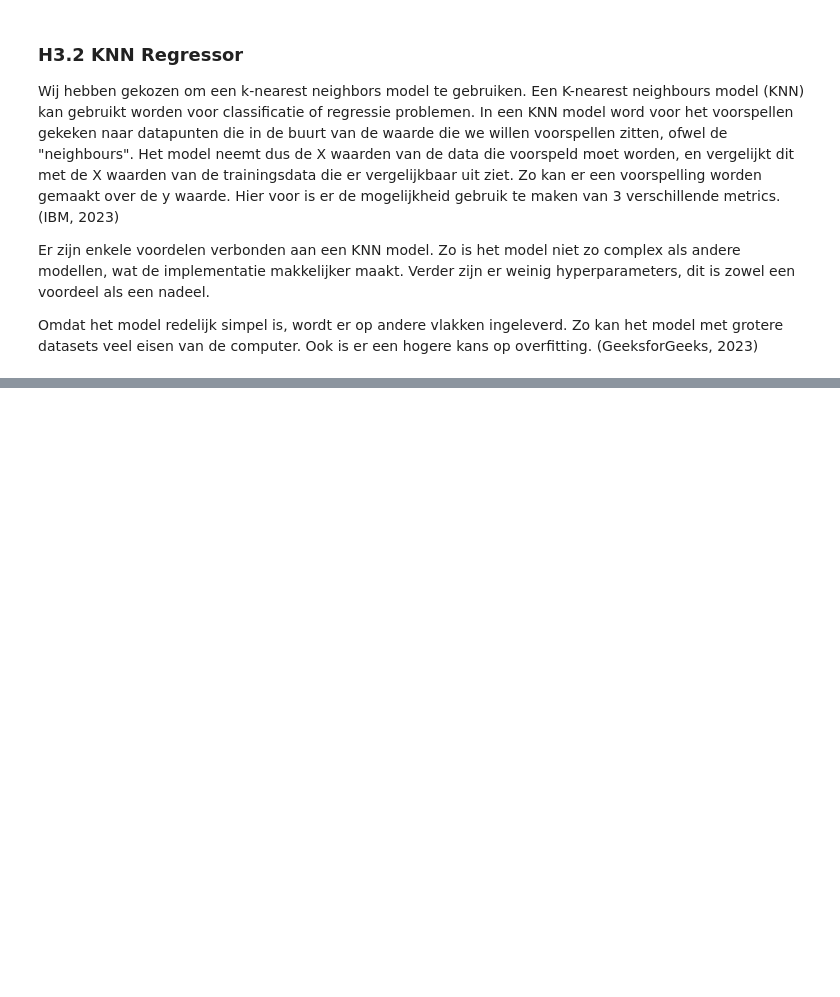
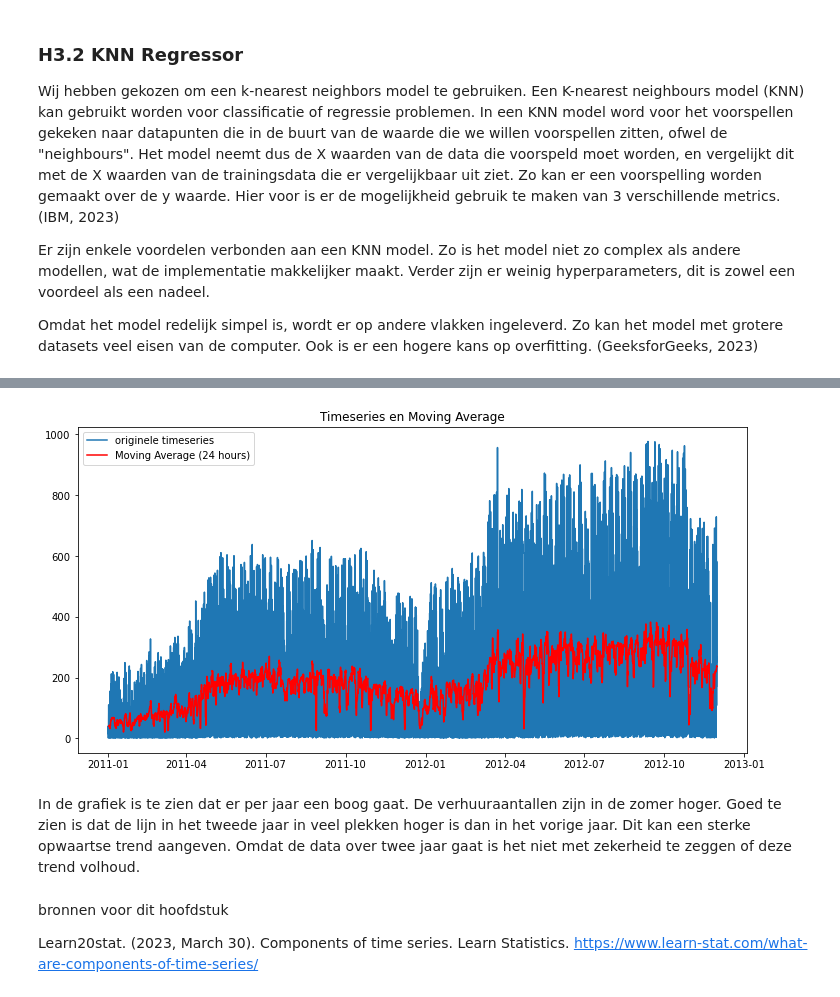
Before and after one commit to BJHeemskerk/MachineLearning, a Jupyter notebook: Verhuuraantallen/Opdracht 2.ipynb, the cells around one changed output, grey strips where cells are left out. Drawn from its saved outputs; the diff is of its cells as text; code cells hidden in the pictures; blank space fills up the shorter version.

Commit message:
update trends 2

```diff
--- a/Verhuuraantallen/Opdracht 2.ipynb
+++ b/Verhuuraantallen/Opdracht 2.ipynb
@@ -420,0 +427,3 @@ GeeksforGeeks. (2023, November 9). K Nearest neighbor KNN algorithm. https://www
+# %%
+df_trend = df.set_index('date_hour')
+df_trend
@@ -420,0 +445,28 @@ GeeksforGeeks. (2023, November 9). K Nearest neighbor KNN algorithm. https://www
+# %%
+# Van date_hour de index maken
+df_trend.index = pd.to_datetime(df_trend.index, format='%Y-%m-%d %H:%M:%S')
+df_trend = df_trend.asfreq('H')
+
+# Er voor zorgen dat er geen missende waardes zijn
+df_trend['cnt'] = df_trend['cnt'].interpolate(method='linear', limit_direction='both')
+
+# moving averages toepassen en toevoegen aan het dataframe
+window_size = 24
+df_trend['moving_avg'] = df_trend['cnt'].rolling(window=window_size).mean()
+
+
+# De timeseries en trendcomponent tonen
+plt.figure(figsize=(12, 6))
+plt.plot(df_trend['cnt'], label='originele timeseries')
+plt.plot(df_trend['moving_avg'], label=f'Moving Average ({window_size} hours)', color='red')
+plt.legend()
+plt.title('Timeseries en Moving Average')
+plt.show()
+# %% [output]
+[figure, added]
+# %% [markdown]
+In de grafiek is te zien dat er per jaar een boog gaat. De verhuuraantallen zijn in de zomer hoger. Goed te zien is dat de lijn in het tweede jaar in veel plekken hoger is dan in het vorige jaar. Dit kan een sterke opwaartse trend aangeven. Omdat de data over twee jaar gaat is het niet met zekerheid te zeggen of deze trend volhoud.
+# %% [markdown]
+bronnen voor dit hoofdstuk
+
+Learn20stat. (2023, March 30). Components of time series. Learn Statistics. https://www.learn-stat.com/what-are-components-of-time-series/
```
Also changed, not shown: parts of 17 cells of this notebook.
